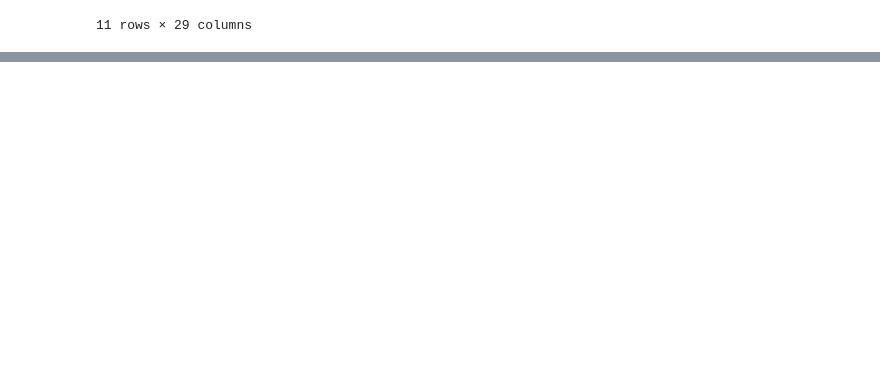
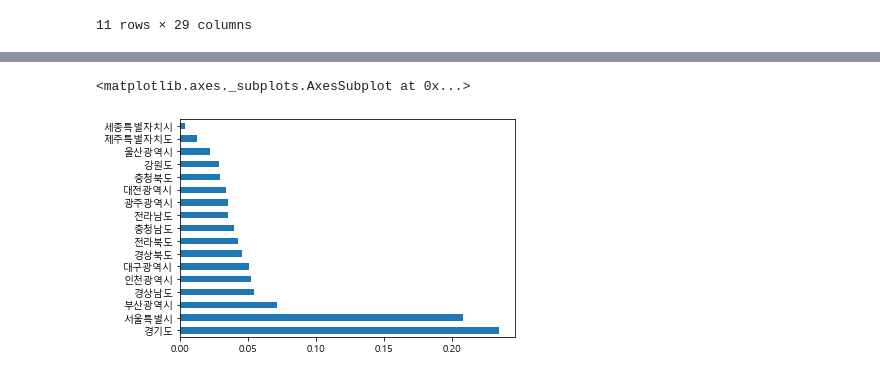
Before and after one commit to geonho0116/data_science_with_pandas, a Jupyter notebook: 07_use_public_data.ipynb, the cells around one changed output, grey strips where cells are left out. Cells and saved outputs as stored; diff of their text form; code cells hidden in the pictures; blank space fills up the shorter version.

```diff
--- a/07_use_public_data.ipynb
+++ b/07_use_public_data.ipynb
@@ -310,0 +382,5 @@ df.describe(include = "all")
+# %%
+city_normalize.plot.barh()
+# %% [output]
+<matplotlib.axes._subplots.AxesSubplot at 0x...>
+[figure, added]
```
Also changed, not shown: parts of 74 cells of this notebook, 3 other files.
